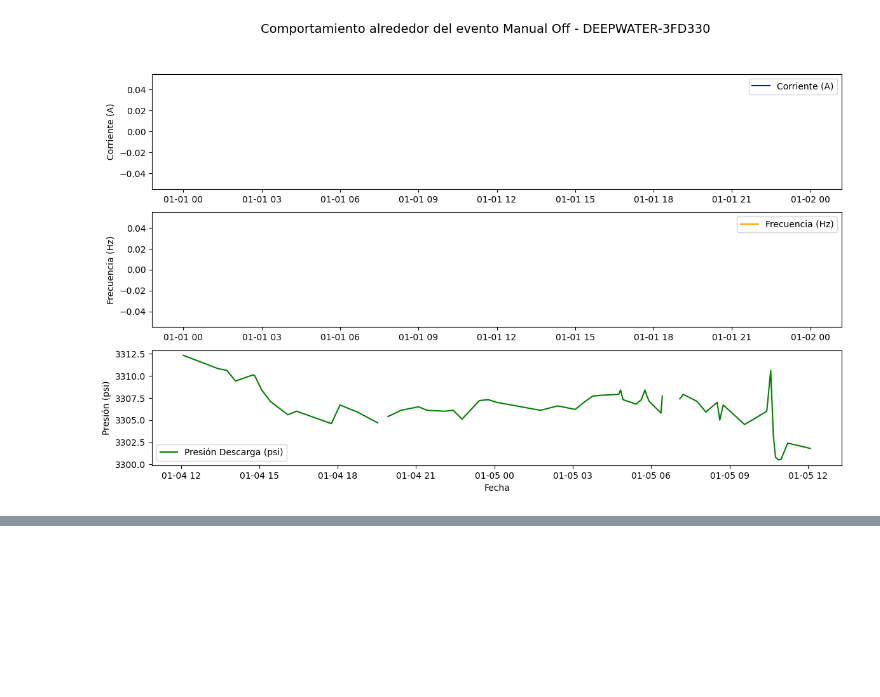
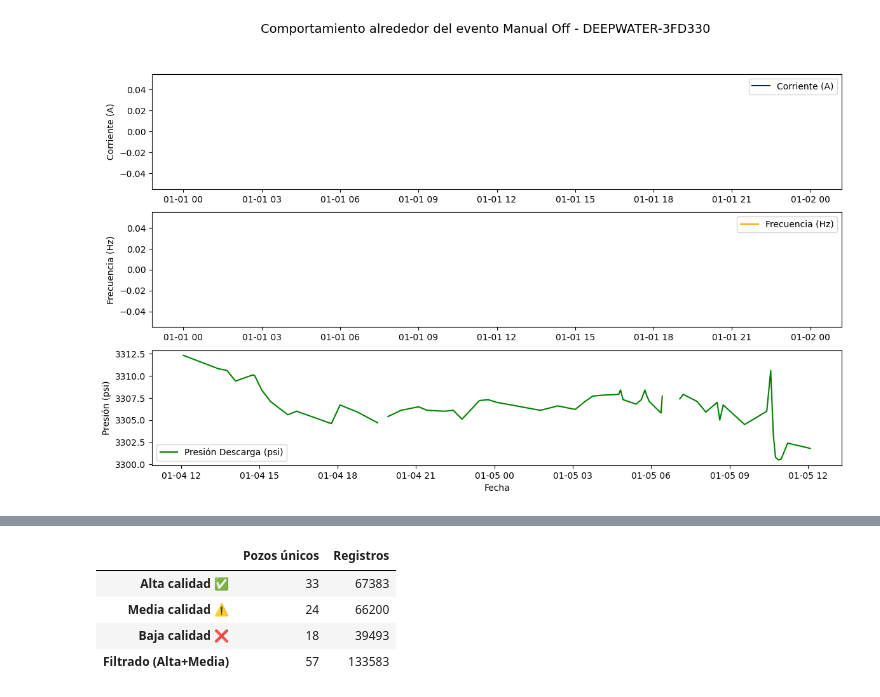
Before and after one commit to vmjaime/ESP-Failure-Prediction-System, a Jupyter notebook: notebooks/01_EDA.ipynb, the cells around one changed output, grey strips where cells are left out. Drawn from its saved outputs; the diff is of its cells as text; code cells hidden in the pictures; blank space fills up the shorter version.

```diff
--- a/notebooks/01_EDA.ipynb
+++ b/notebooks/01_EDA.ipynb
@@ -324,0 +440,24 @@ plt.show()
+# %%
+# Conteo de pozos únicos y registros por categoría
+resumen_pozos = pd.DataFrame({
+    "Pozos únicos": [
+        df_alta["WELL_ID"].nunique(),
+        df_media["WELL_ID"].nunique(),
+        df_baja["WELL_ID"].nunique(),
+        df_filtrado["WELL_ID"].nunique()
+    ],
+    "Registros": [
+        len(df_alta),
+        len(df_media),
+        len(df_baja),
+        len(df_filtrado)
+    ]
+}, index=["Alta calidad ✅", "Media calidad ⚠️", "Baja calidad ❌", "Filtrado (Alta+Media)"])
+
+display(resumen_pozos)
+# %% [output]
+|  | Pozos únicos | Registros |
+| Alta calidad ✅ | 33 | 67383 |
+| Media calidad ⚠️ | 24 | 66200 |
+| Baja calidad ❌ | 18 | 39493 |
+| Filtrado (Alta+Media) | 57 | 133583 |
```
Also changed, not shown: parts of 10 cells of this notebook, 1 other file.
